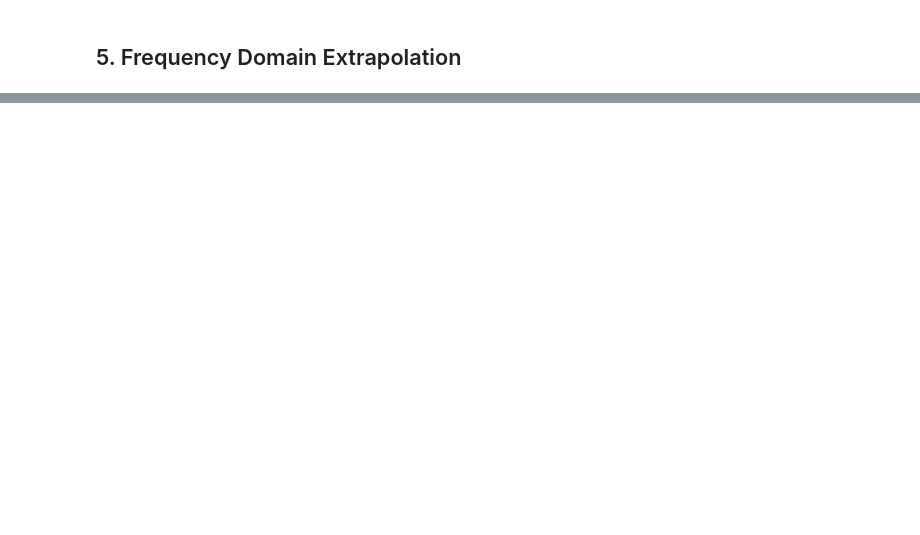
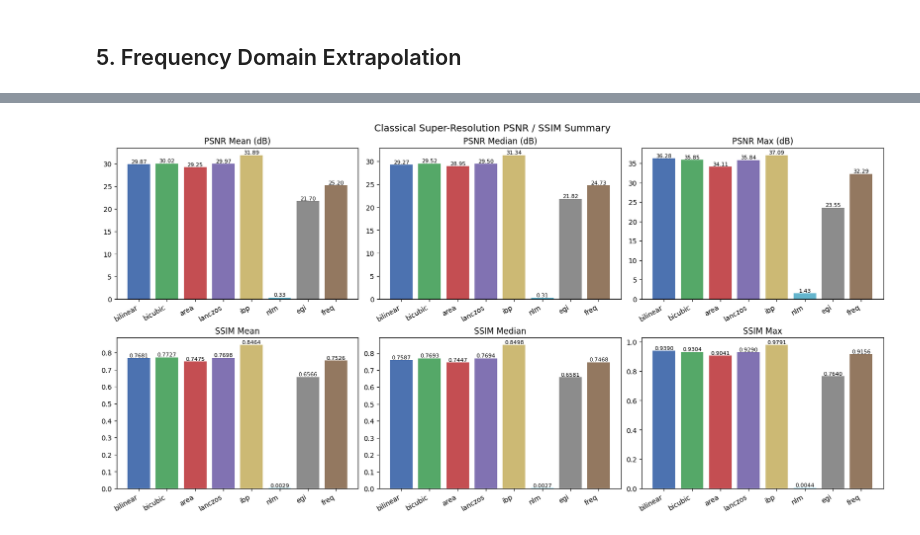
Before and after one commit to bgmanuel99/Super-Resolution-Images-for-3D-Printing-Defect-Detection, a Jupyter notebook: SRModels/classic_super_resolution_algorithms/super_resolucion_clasica.ipynb, the cells around one changed output, grey strips where cells are left out. Drawn from its saved outputs; the diff is of its cells as text; code cells hidden in the pictures; blank space fills up the shorter version.

```diff
--- a/SRModels/classic_super_resolution_algorithms/super_resolucion_clasica.ipynb
+++ b/SRModels/classic_super_resolution_algorithms/super_resolucion_clasica.ipynb
@@ -542,0 +307,45 @@ else:
+# %%
+# PSNR / SSIM summary
+psnr_summary = {
+    'bilinear': psnr_stats['bilinear'],
+    'bicubic': psnr_stats['bicubic'],
+    'area': psnr_stats['area'],
+    'lanczos': psnr_stats['lanczos'],
+    'ibp': psnr_ibp_list,
+    'nlm': psnr_nlm_list,
+    'egi': psnr_egi_list,
+    'freq': psnr_freq_list,
+}
+ssim_summary = {
+    'bilinear': ssim_stats['bilinear'],
+    'bicubic': ssim_stats['bicubic'],
+    'area': ssim_stats['area'],
+    'lanczos': ssim_stats['lanczos'],
+    'ibp': ssim_ibp_list,
+    'nlm': ssim_nlm_list,
+    'egi': ssim_egi_list,
+    'freq': ssim_freq_list,
+}
+
+(psnr_mean, psnr_median, psnr_max) = compute_summary_stats(psnr_summary, algorithms)
+(ssim_mean, ssim_median, ssim_max) = compute_summary_stats(ssim_summary, algorithms)
+
+stat_groups_metrics = [
+    (psnr_mean,   'PSNR Mean (dB)'),
+    (psnr_median, 'PSNR Median (dB)'),
+    (psnr_max,    'PSNR Max (dB)'),
+    (ssim_mean,   'SSIM Mean'),
+    (ssim_median, 'SSIM Median'),
+    (ssim_max,    'SSIM Max'),
+]
+formats_metrics = ['{:.2f}', '{:.2f}', '{:.2f}', '{:.4f}', '{:.4f}', '{:.4f}']
+plot_six_panel(
+    stat_groups_metrics,
+    algorithms,
+    colors,
+    'Classical Super-Resolution PSNR / SSIM Summary',
+    RESULTS_DIR / 'psnr_ssim_summary.png',
+    formats_metrics
+)
+# %% [output]
+[figure, added]
```
Also changed, not shown: parts of 40 cells of this notebook, 2 other files.
